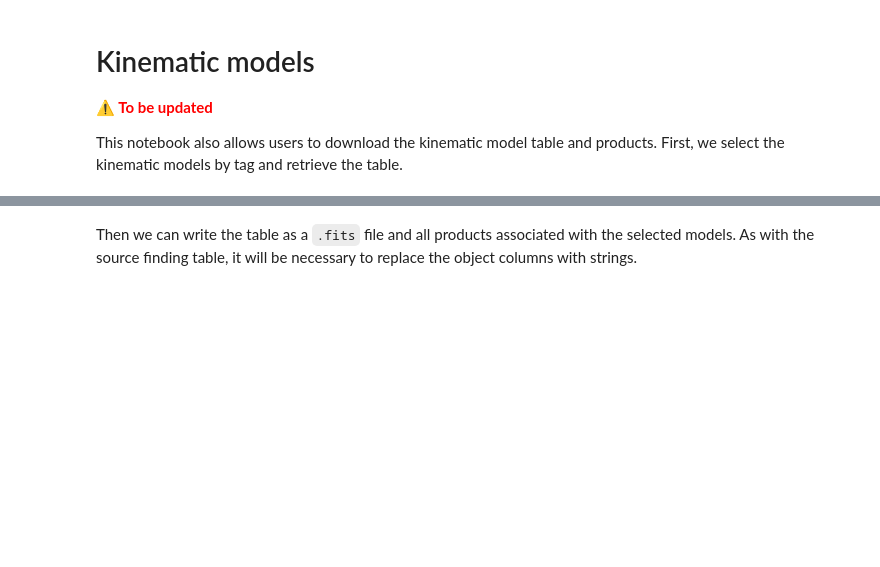
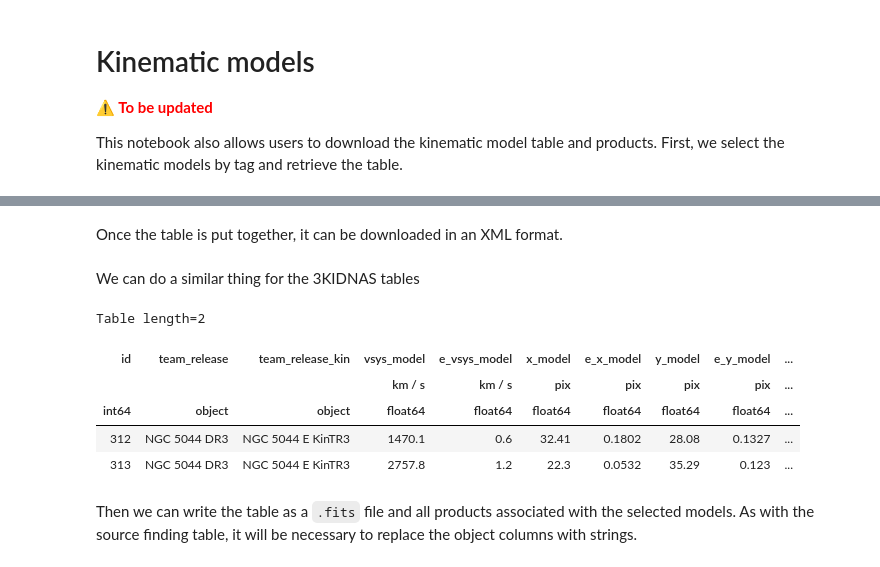
Before and after one commit to NateDeg/WALLABY_notebooks, a Jupyter notebook: user_download.ipynb, the cells around one changed output, grey strips where cells are left out. Cells and saved outputs as stored; diff of their text form; code cells hidden in the pictures; blank space fills up the shorter version.

Commit message:
Update user_download.ipynb
Added downloads for the kinematic catalogues.

```diff
--- a/user_download.ipynb
+++ b/user_download.ipynb
@@ -139,0 +237,2 @@ wallaby.get_kinematic_model_tags()
+# %% [markdown]
+Once the table is put together, it can be downloaded in an XML format.
@@ -140,5 +245,23 @@ wallaby.get_kinematic_model_tags()
+# %% [markdown]
+We can do a similar thing for the 3KIDNAS tables
 # %%
-kin_tag = 'NGC 5044 Kin TR1'
+kin_tag="NGC 5044 E KinTR3"
 # %%
-kin_table = wallaby.get_kinematic_model(team_release_kin=kin_tag)
-kin_table[0:2]
+#   The generic query
+query= """SELECT d.*
+        FROM wallaby.kinematic_model_3kidnas d
+        WHERE d.team_release_kin IN ('Internal Data Release', '$TAG_NAME')"""
+query = query.replace('$TAG_NAME', kin_tag)
+#    Run the tap query
+result = tap.search(query)
+#  Get the resulting table
+kin_table_3kidnas = result.to_table()
+#  Print off the table
+kin_table_3kidnas[0:2]
+# %% [output]
+Table length=2
+| id | team_release | team_release_kin | vsys_model | e_vsys_model | x_model | e_x_model | y_model | e_y_model | ... |
+|  |  |  | km / s | km / s | pix | pix | pix | pix | ... |
+| int64 | object | object | float64 | float64 | float64 | float64 | float64 | float64 | ... |
+| 312 | NGC 5044 DR3 | NGC 5044 E KinTR3 | 1470.1 | 0.6 | 32.41 | 0.1802 | 28.08 | 0.1327 | ... |
+| 313 | NGC 5044 DR3 | NGC 5044 E KinTR3 | 2757.8 | 1.2 | 22.3 | 0.0532 | 35.29 | 0.123 | ... |
```
Also changed, not shown: parts of 12 cells of this notebook.
